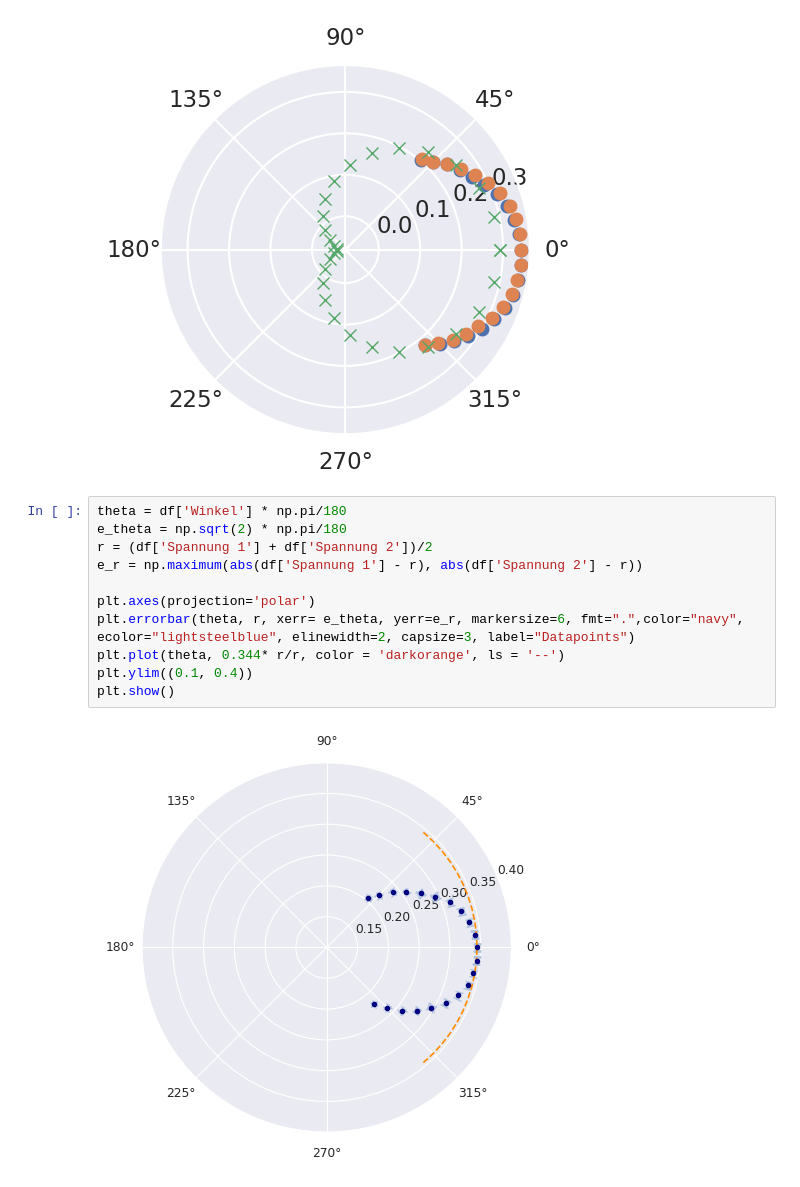
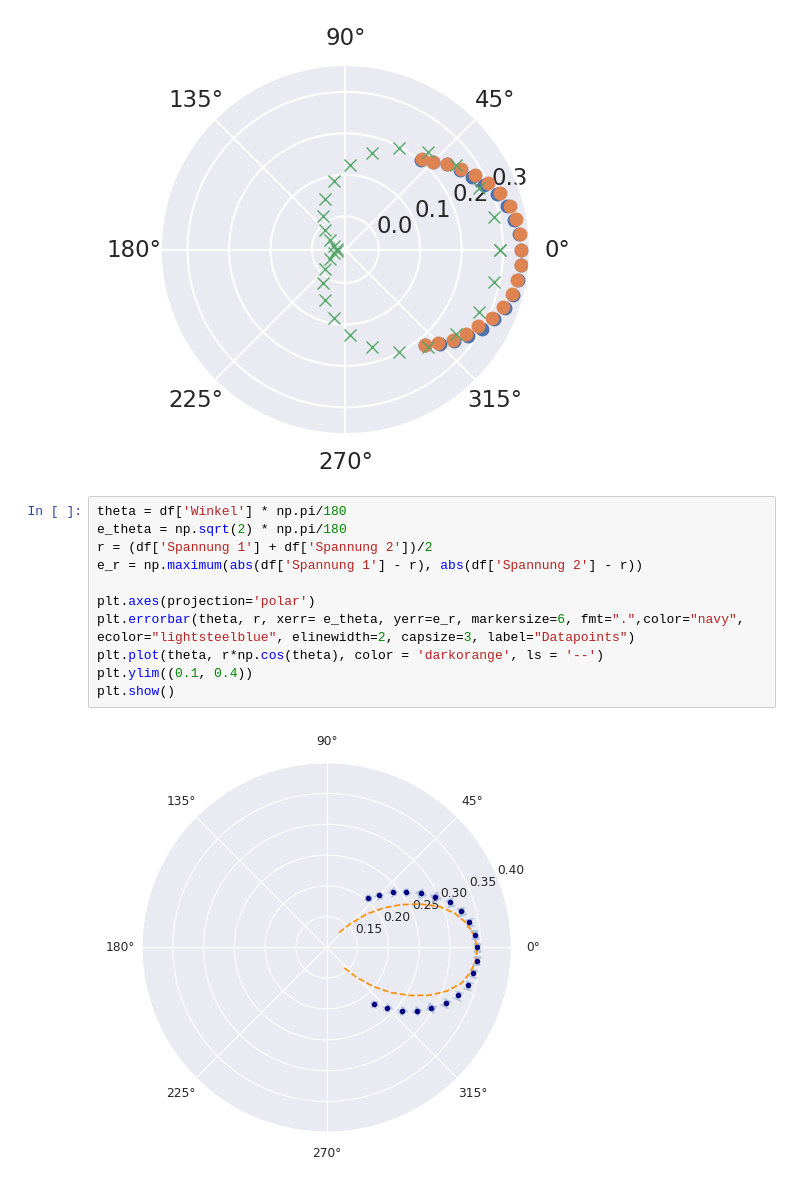
Before and after one commit to KemalOenen/Grundpraktikum2_Gruppe1_SS23, a Jupyter notebook: Versuch10/SchwarzerStrahler.ipynb, the cells around one changed output. Cells and saved outputs as stored; diff of their text form.

```diff
--- a/Versuch10/SchwarzerStrahler.ipynb
+++ b/Versuch10/SchwarzerStrahler.ipynb
@@ -27,13 +27,13 @@ plt.show()
 # %%
 theta = df['Winkel'] * np.pi/180
 e_theta = np.sqrt(2) * np.pi/180
 r = (df['Spannung 1'] + df['Spannung 2'])/2
 e_r = np.maximum(abs(df['Spannung 1'] - r), abs(df['Spannung 2'] - r))
 
 plt.axes(projection='polar')
 plt.errorbar(theta, r, xerr= e_theta, yerr=e_r, markersize=6, fmt=".",color="navy", ecolor="lightsteelblue", elinewidth=2, capsize=3, label="Datapoints")
-plt.plot(theta, 0.344* r/r, color = 'darkorange', ls = '--')
+plt.plot(theta, r*np.cos(theta), color = 'darkorange', ls = '--')
 plt.ylim((0.1, 0.4))
 plt.show()
 # %% [output]
-[figure, old version]
+[figure, new version]
```
